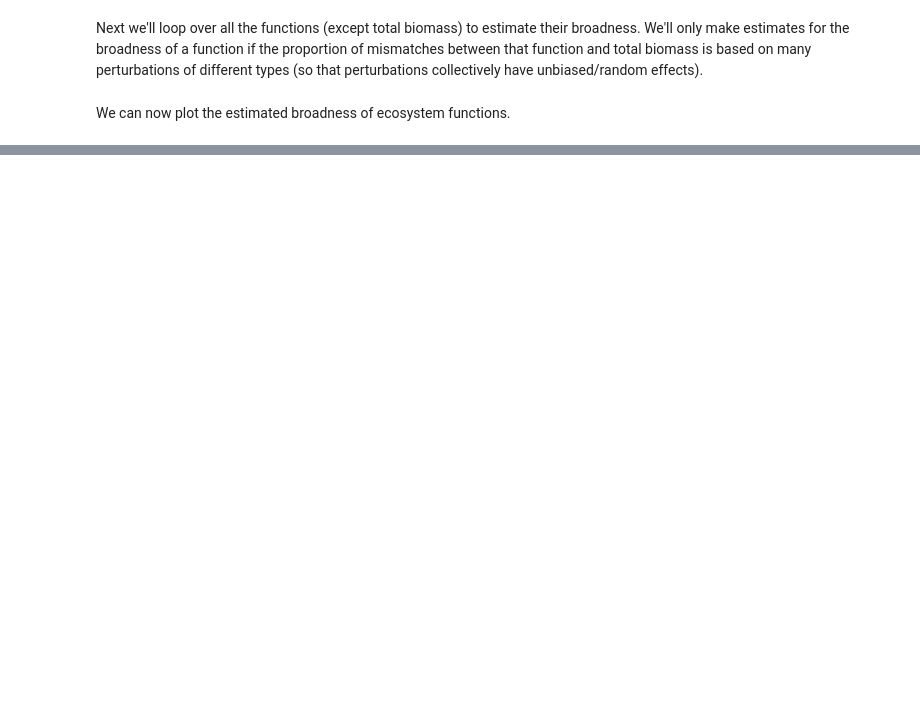
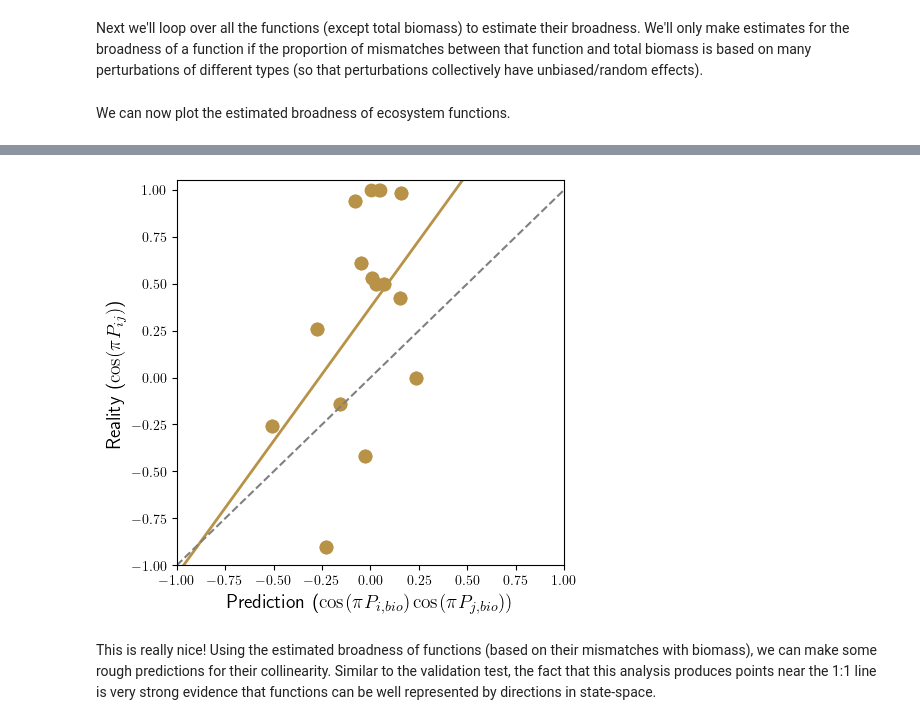
Before and after one commit to jamesaorr/community-properties-tutorial, a Jupyter notebook: _sources/ecosystem-functions.ipynb, the cells around one changed output, grey strips where cells are left out. Saved outputs shown, nothing was run; the diff lists cells and outputs as text; code cells hidden in the pictures; blank space fills up the shorter version.

```diff
--- a/_sources/ecosystem-functions.ipynb
+++ b/_sources/ecosystem-functions.ipynb
@@ -186,0 +241,21 @@ So far we've treated perturbations as tools to gain insights into species contri
+# %%
+# Plot the prediction against the empirical results
+plt.figure(num=None, figsize=(5, 5), dpi=100, facecolor='w', edgecolor='k')
+
+#linear fit
+x=np.ravel(Prod[normM_red<roof])
+y=np.ravel(Cos_bio[normM_red<roof])
+p_all=np.polyfit(x,y,1)
+z=np.linspace(-1,1,100)
+plt.plot(z,z*p_all[0]+p_all[1],'-',lw=2, color = grass_col)
+
+plt.scatter(Prod[normM_red<roof],Cos_bio[normM_red<roof],s=80, color = grass_col)
+plt.xlabel('Prediction ($\cos(\pi P_{i,bio})\cos(\pi P_{j,bio}))$',fontsize=14)
+plt.ylabel('Reality ($\cos(\pi P_{ij})$)',fontsize=14)
+plt.plot([-1,1],[-1,1],'--', color = (0.5, 0.5, 0.5))
+plt.ylim(-1,1.05)
+plt.xlim(-1,1);
+# %% [output]
+[figure, added]
+# %% [markdown]
+This is really nice! Using the estimated broadness of functions (based on their mismatches with biomass), we can make some rough predictions for their collinearity. Similar to the validation test, the fact that this analysis produces points near the 1:1 line is very strong evidence that functions can be well represented by directions in state-space.
```
Also changed, not shown: parts of 10 cells of this notebook, 14 other files.
